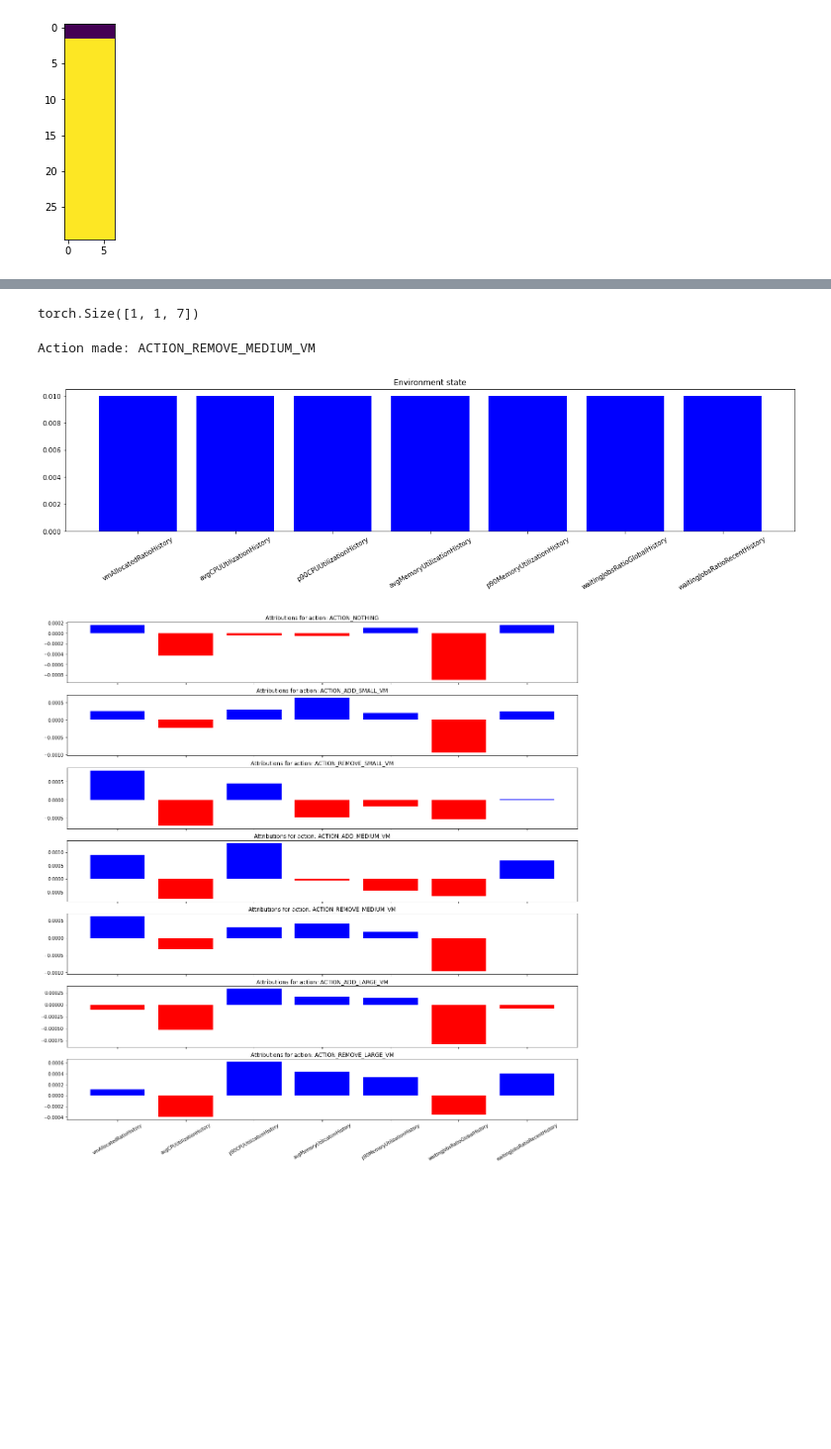
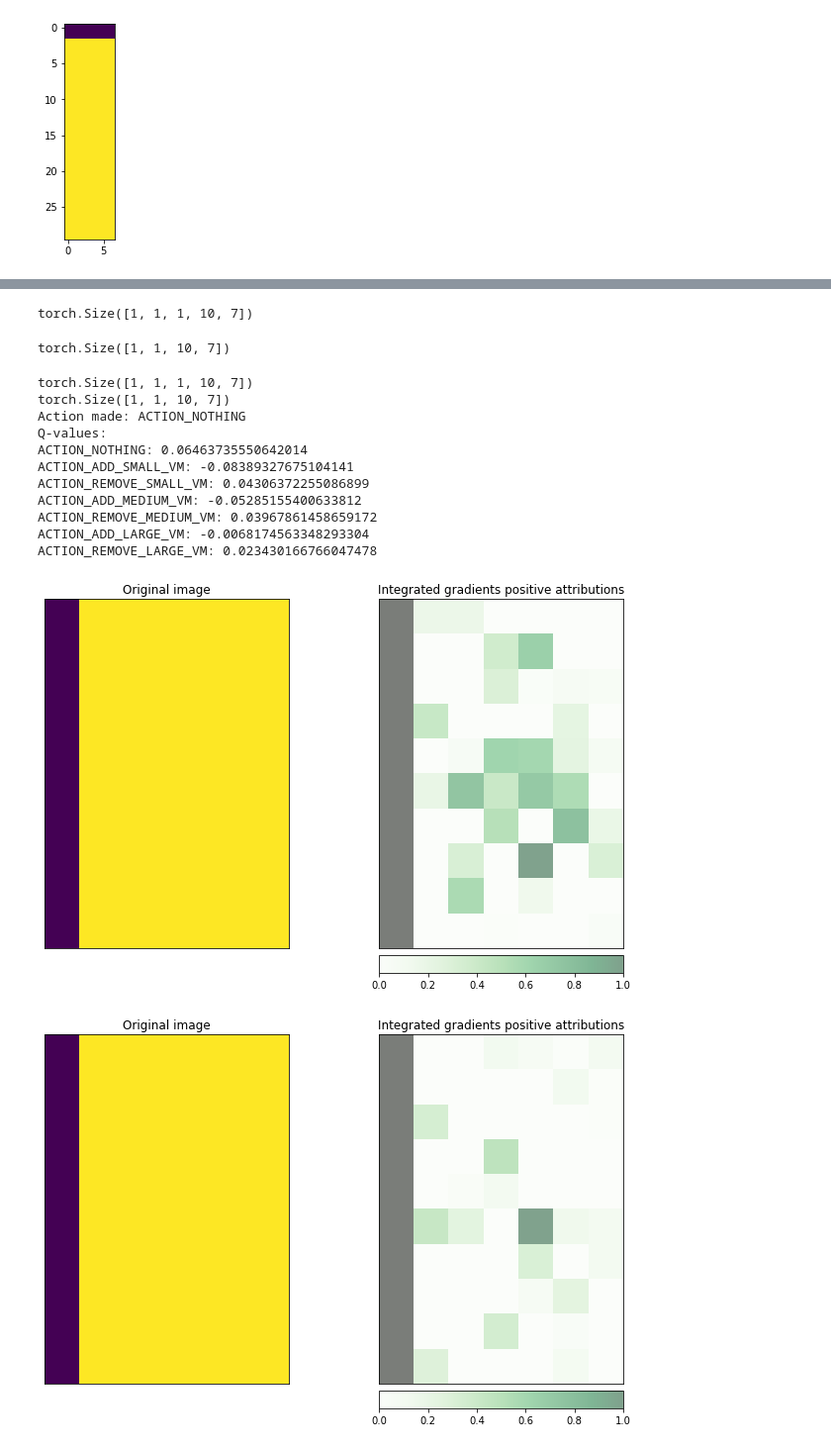
Before and after one commit to justyna3773/trainloop-driver, a Jupyter notebook: analysis/interpret_dqn_cnn.ipynb, the cells around one changed output, grey strips where cells are left out. Shown at 99% size. Cells and saved outputs as stored; diff of their text form; code cells hidden in the pictures; blank space fills up the shorter version.

```diff
--- a/analysis/interpret_dqn_cnn.ipynb
+++ b/analysis/interpret_dqn_cnn.ipynb
@@ -34,5 +16,9 @@ sys.path.append(os.getcwd()+'/src/')
 # %%
 model = DQN.load('../best_model/dqn/CnnPolicy/best_model.zip')
+dqn_net = model.q_net
 # model = DQN.load('../output_models/dqn/CnnPolicy/2022-05-30_22_25_06_94.zip')
 
-model.load_replay_buffer("../best_model/dqn/CnnPolicy/best_model_rb")
+
+# X = np.load('../best_model/dqn/CnnPolicy/observations.npy')
+# X = torch.Tensor(X)
+# X.shape
@@ -324,4 +95,19 @@ X_manual = torch.Tensor([[[0.01, 0.01, 0.01, 0.01, 0.01, 0.01, 0.01]]])
+# %%
+X_manual = torch.Tensor([[[
+    [[0, 1, 1, 1, 1, 1, 1],
+    [0, 1, 1, 1, 1, 1, 1],
+    [0, 1, 1, 1, 1, 1, 1],
+    [0, 1, 1, 1, 1, 1, 1],
+    [0, 1, 1, 1, 1, 1, 1],
+    [0, 1, 1, 1, 1, 1, 1],
+    [0, 1, 1, 1, 1, 1, 1],
+    [0, 1, 1, 1, 1, 1, 1],
+    [0, 1, 1, 1, 1, 1, 1],
+    [0, 1, 1, 1, 1, 1, 1]],
+    # [[0.5, 0.5, 0.5, 0.5, 0.5, 0.5, 0.5]],
+    # [[0.01, 0.01, 0.01, 0.01, 0.01, 0.01, 0.01]]
+    ]]])
 # %%
 X_manual.shape
 # %% [output]
-torch.Size([1, 1, 7])
+torch.Size([1, 1, 1, 10, 7])
@@ -335,13 +114,23 @@ ig_attr_test_norm_sum = [action_att.detach().numpy().sum(0) / np.linalg.norm(act
-# %%
-explain_action(idx=0,
-               X=X_manual,
-               attributions=ig_attr_per_action,
-               x_axis_data=x_axis_data,
-               feature_names=feature_names,
-               action_names=action_names,
-               model=model,
-              )
-# %% [output]
-Action made: ACTION_REMOVE_MEDIUM_VM
-[figure, removed]
-[figure, removed]
+# %%
+ig_attributor = IGAttributor(net=dqn_net,
+                            policy='cnn',
+                            agent='dqn',
+                            data=X_manual)
+# %% [output]
+torch.Size([1, 1, 10, 7])
+# %%
+ig_attributor.explain_example(idx=0)
+# %% [output]
+torch.Size([1, 1, 1, 10, 7])
+torch.Size([1, 1, 10, 7])
+Action made: ACTION_NOTHING
+Q-values:
+ACTION_NOTHING: 0.06463735550642014
+ACTION_ADD_SMALL_VM: -0.08389327675104141
+ACTION_REMOVE_SMALL_VM: 0.04306372255086899
+ACTION_ADD_MEDIUM_VM: -0.05285155400633812
+ACTION_REMOVE_MEDIUM_VM: 0.03967861458659172
+ACTION_ADD_LARGE_VM: -0.0068174563348293304
+ACTION_REMOVE_LARGE_VM: 0.023430166766047478
+[figure, added]
+[figure, added]
```
Also changed, not shown: parts of 41 cells of this notebook, 28 other files.
